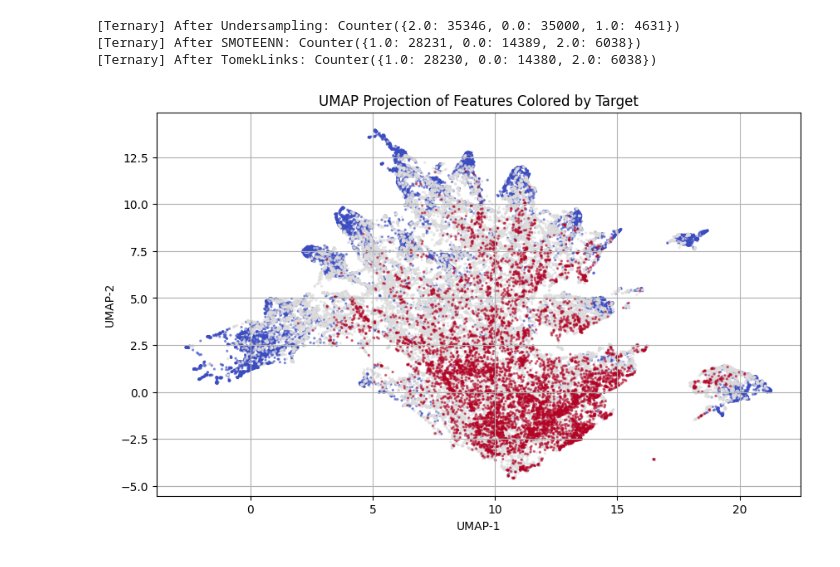
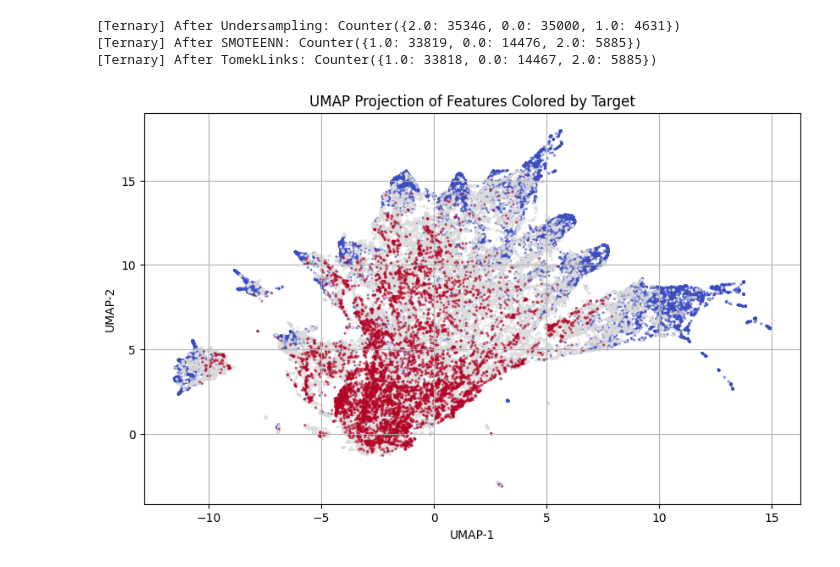
Before and after one commit to Pedr0S22/Diabetes-Diagnosis-Predicting-Diabetes-Through-Binary-and-Ternary-, a Jupyter notebook: test2.ipynb, the cells around one changed output. Cells and saved outputs as stored; diff of their text form; code cells hidden in the pictures.

```diff
--- a/test2.ipynb
+++ b/test2.ipynb
@@ -53,38 +53,35 @@ print("[Ternary] After Undersampling:", Counter(y_und))
 #X_und, y_und = smote.fit_resample(X_und, y_und)
 #print("[Ternary] After SMOTE:", Counter(y_und))
 
-smote2 = SMOTEENN(random_state=42, sampling_strategy={1.0: 30000}, n_jobs=-1)
+smote2 = SMOTEENN(random_state=42, sampling_strategy="auto", n_jobs=-1)
 X_und, y_und = smote2.fit_resample(X_und, y_und)
 print("[Ternary] After SMOTEENN:", Counter(y_und))
 
 tomek = TomekLinks()
 X_und, y_und = tomek.fit_resample(X_und, y_und)
 print("[Ternary] After TomekLinks:", Counter(y_und))
-
-undersample2 = RandomUnderSampler(sampling_strategy={0.0: 10000}, random_state=17)
-X_und, y_und = undersample2.fit_resample(X_und, y_und)
 
 # Standardize features
 scaler = StandardScaler()
 X_scaled = scaler.fit_transform(X_und)
 
 pca = PCA(n_components=7)
 X_scaled = pca.fit_transform(X_scaled)
 
 # Apply UMAP for 2D projection
 umap_model = umap.UMAP(n_components=2, random_state=42)
 X_umap = umap_model.fit_transform(X_scaled)
 
 # Plot
 plt.figure(figsize=(10, 6))
 plt.scatter(X_umap[:, 0], X_umap[:, 1], c=y_und, cmap='coolwarm', s=2, alpha=0.5)
 plt.title("UMAP Projection of Features Colored by Target")
 plt.xlabel("UMAP-1")
 plt.ylabel("UMAP-2")
 plt.grid(True)
 plt.show()
 # %% [output]
 [Ternary] After Undersampling: Counter({2.0: 35346, 0.0: 35000, 1.0: 4631})
-[Ternary] After SMOTEENN: Counter({1.0: 28231, 0.0: 14389, 2.0: 6038})
-[Ternary] After TomekLinks: Counter({1.0: 28230, 0.0: 14380, 2.0: 6038})
+[Ternary] After SMOTEENN: Counter({1.0: 33819, 0.0: 14476, 2.0: 5885})
+[Ternary] After TomekLinks: Counter({1.0: 33818, 0.0: 14467, 2.0: 5885})
-[figure, old version]
+[figure, new version]
```
